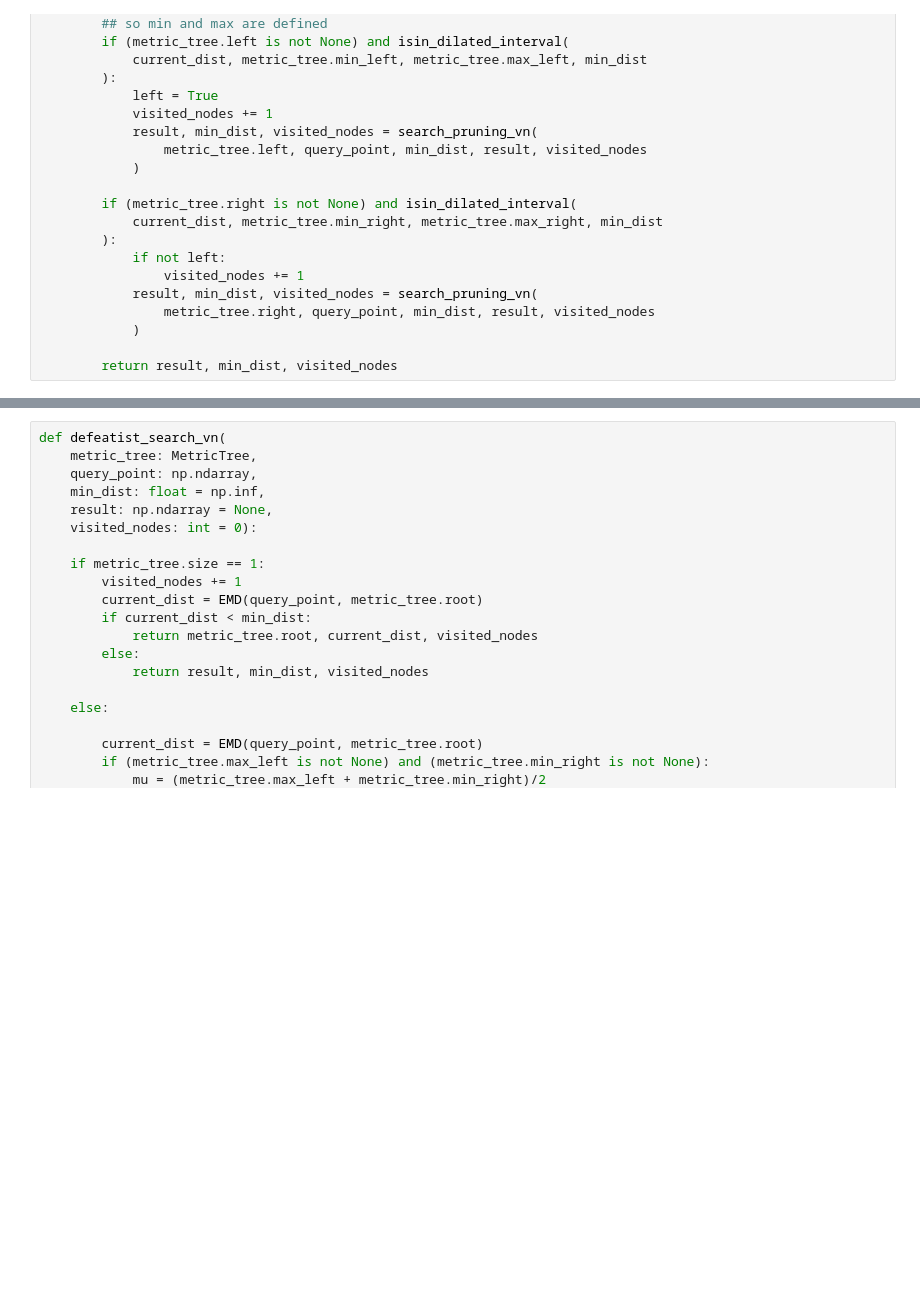
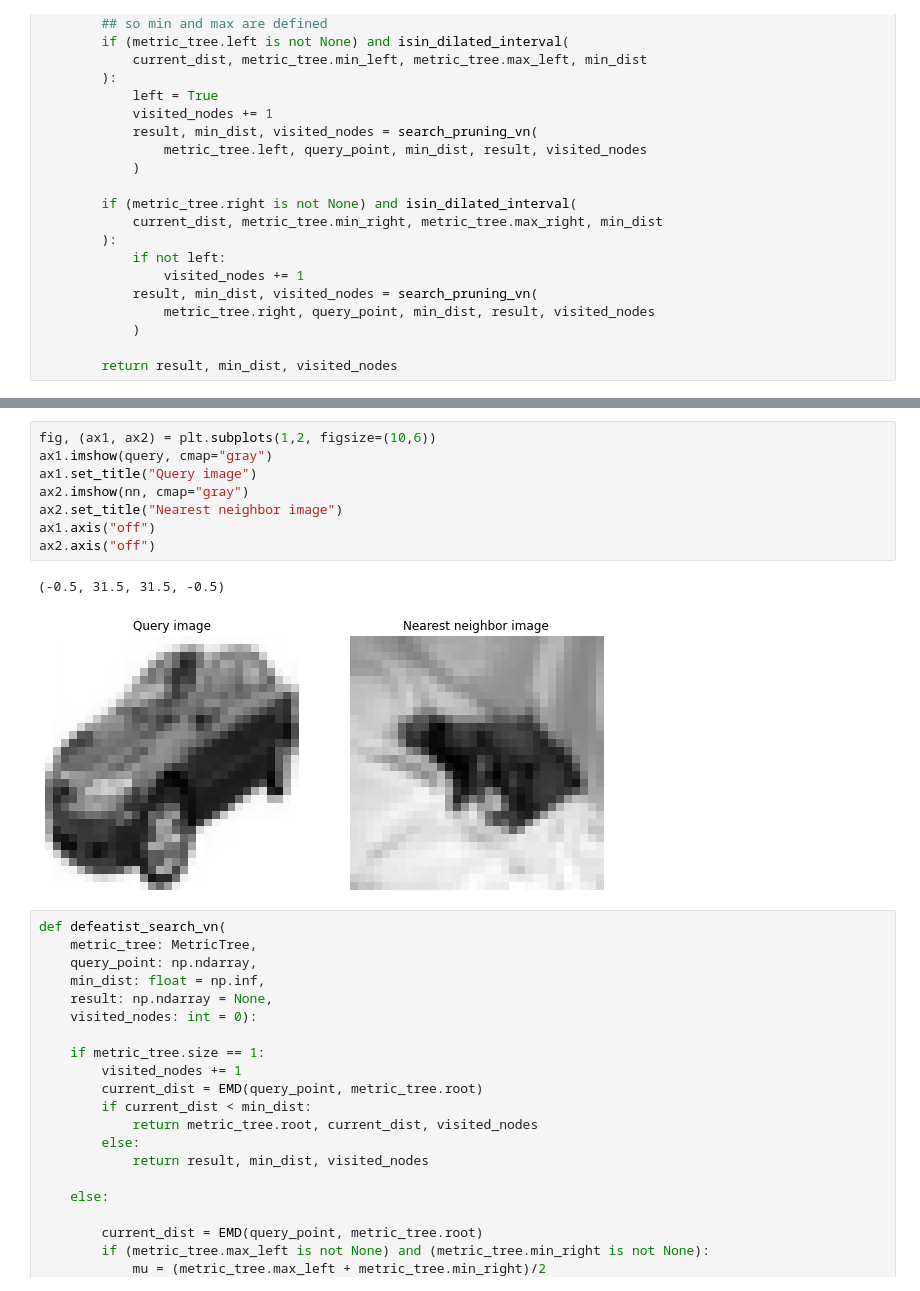
Before and after one commit to fdlci/FGMDA, a Jupyter notebook: question4.ipynb, the cells around one changed output, grey strips where cells are left out. Cells and saved outputs as stored; diff of their text form; blank space fills up the shorter version.

```diff
--- a/question4.ipynb
+++ b/question4.ipynb
@@ -317,3 +345,14 @@ plt.imshow(nn)
+# %%
+fig, (ax1, ax2) = plt.subplots(1,2, figsize=(10,6))
+ax1.imshow(query, cmap="gray")
+ax1.set_title("Query image")
+ax2.imshow(nn, cmap="gray")
+ax2.set_title("Nearest neighbor image")
+ax1.axis("off")
+ax2.axis("off")
+# %% [output]
+(-0.5, 31.5, 31.5, -0.5)
+[figure, added]
 # %%
 def defeatist_search_vn(
     metric_tree: MetricTree,
```
Also changed, not shown: parts of 24 cells of this notebook, 3 other files.
